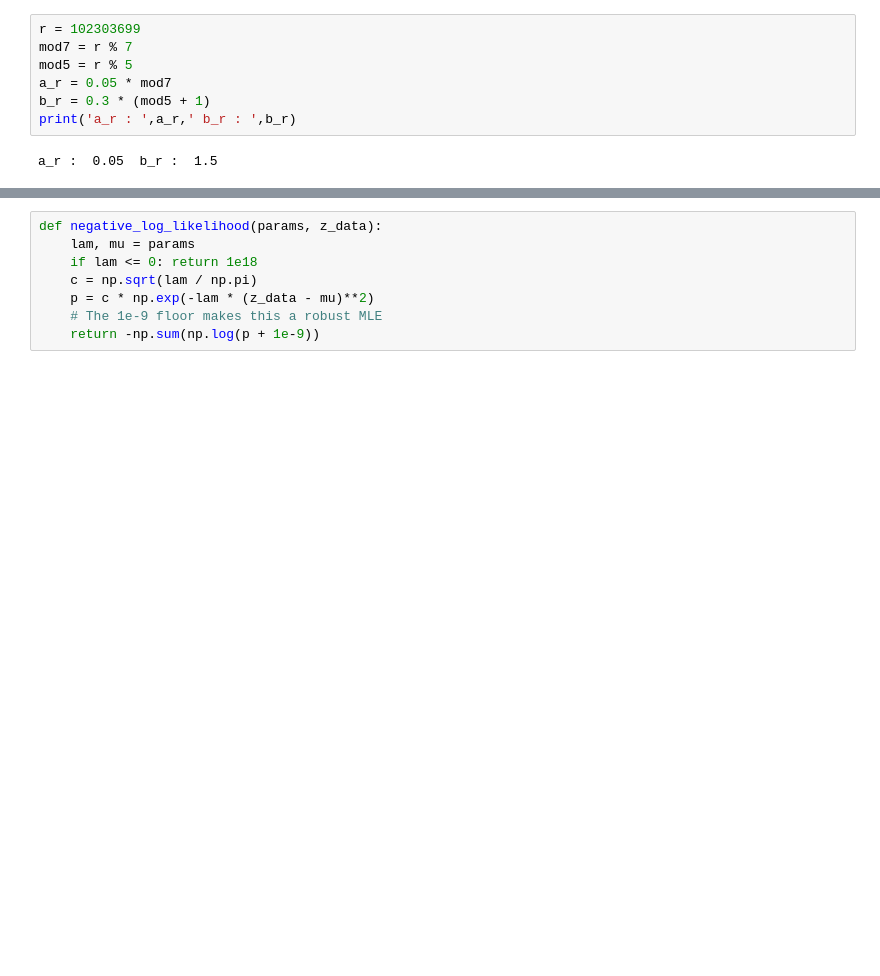
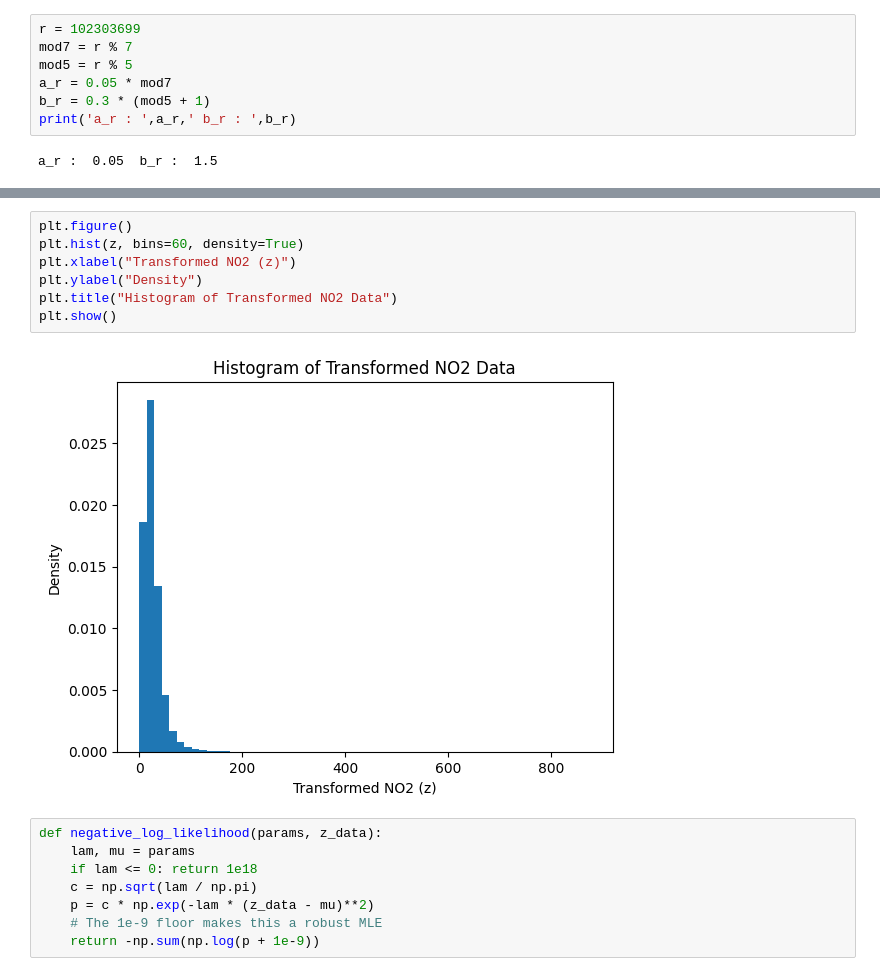
Before and after one commit to Mehak3360/Predictive_Statistics_ASSGN1, a Jupyter notebook: Predicitive_Assgn1.ipynb, the cells around one changed output, grey strips where cells are left out. Drawn from its saved outputs; the diff is of its cells as text; blank space fills up the shorter version.

```diff
--- a/Predicitive_Assgn1.ipynb
+++ b/Predicitive_Assgn1.ipynb
@@ -37,3 +37,12 @@ print(z)
+# %%
+plt.figure()
+plt.hist(z, bins=60, density=True)
+plt.xlabel("Transformed NO2 (z)")
+plt.ylabel("Density")
+plt.title("Histogram of Transformed NO2 Data")
+plt.show()
+# %% [output]
+[figure, added]
 # %%
 def negative_log_likelihood(params, z_data):
     lam, mu = params
```
Also changed, not shown: parts of 5 cells of this notebook.
